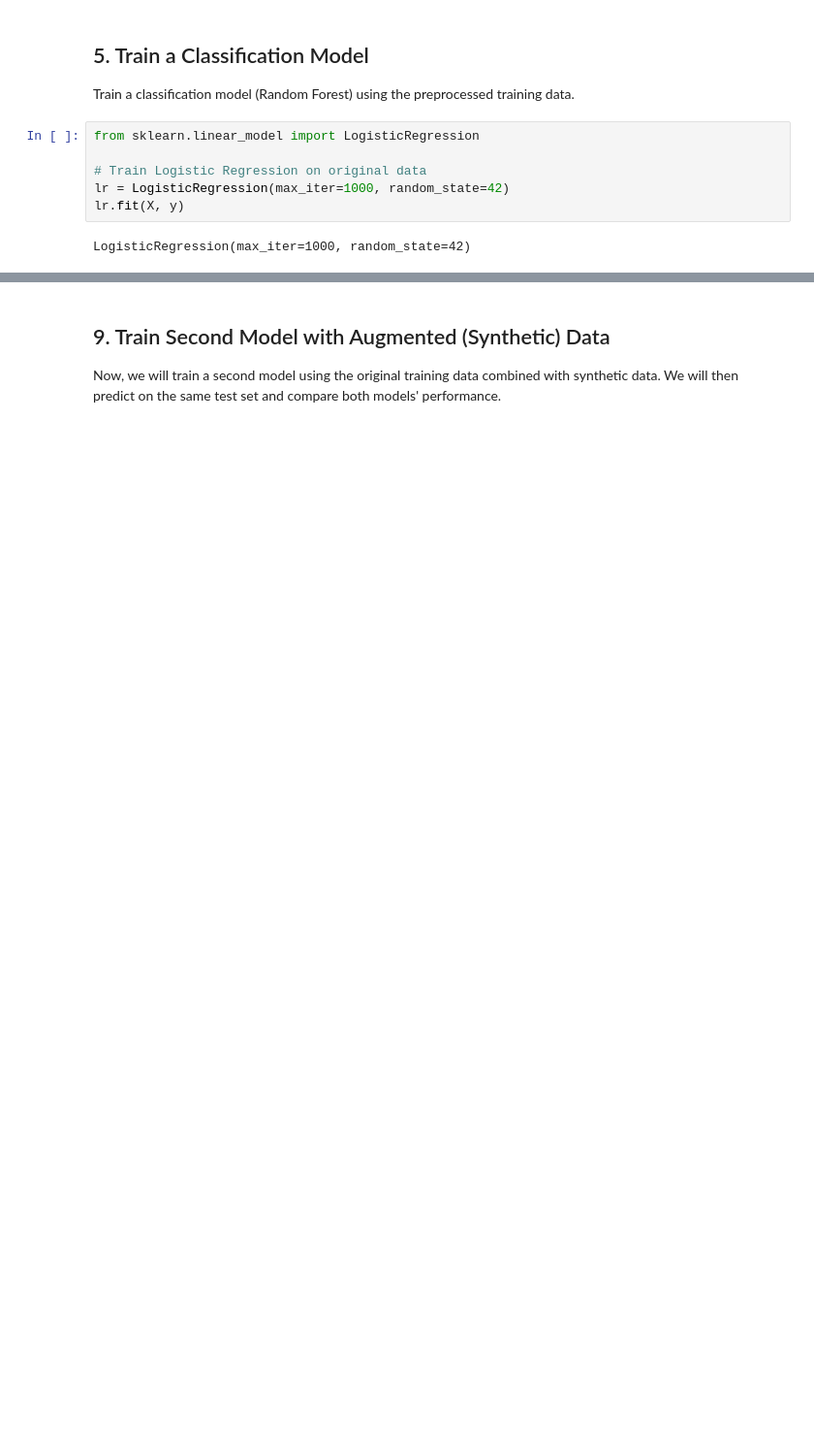
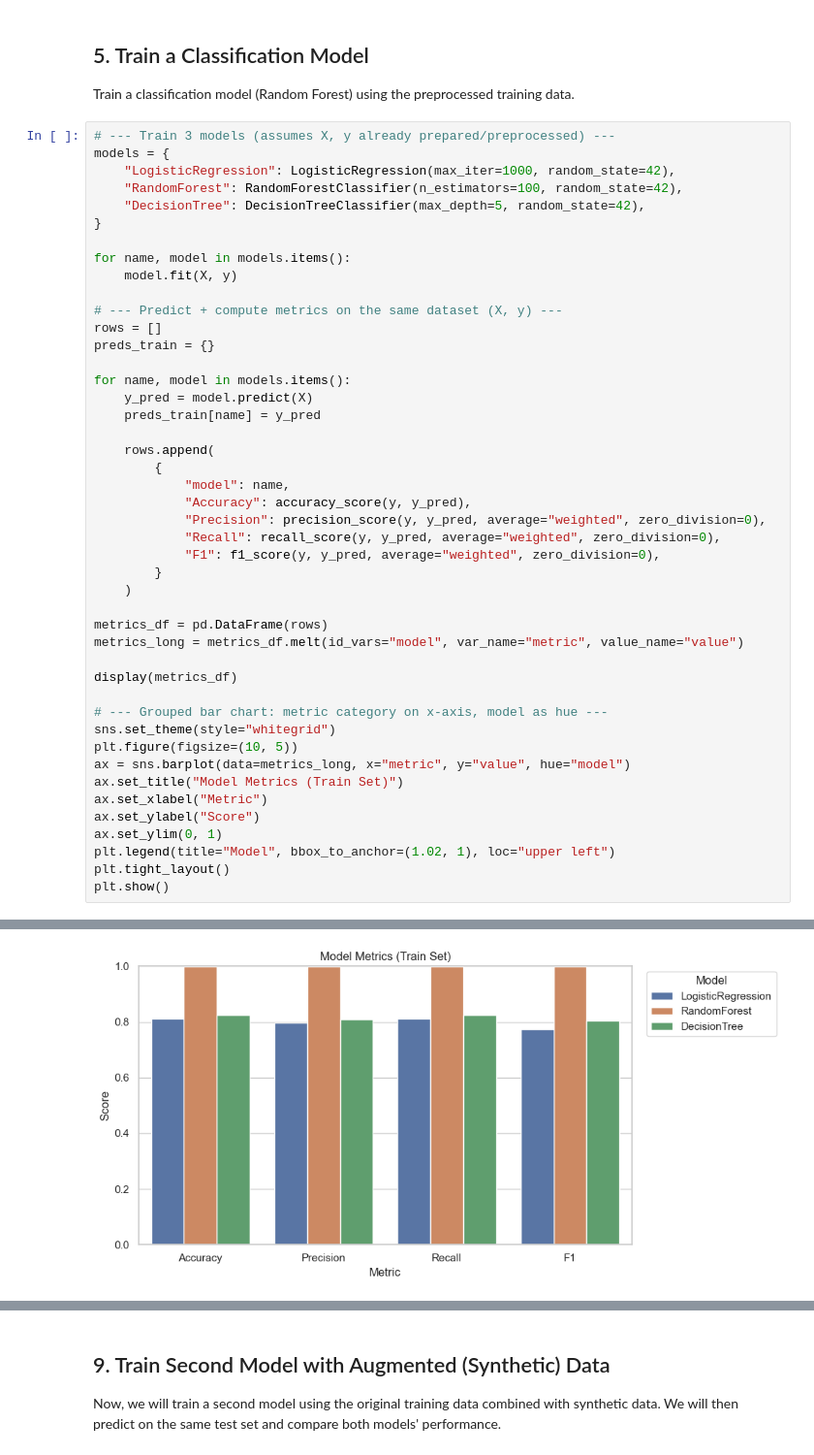
Before and after one commit to sydneycally-inclane-2812/gen-ai-prompt-evaluation, a Jupyter notebook: model_perdiction.ipynb, the cells around one changed output, grey strips where cells are left out. Shown at 97% size. Cells and saved outputs as stored; diff of their text form; blank space fills up the shorter version.

Commit message:
model prediction update

```diff
--- a/model_perdiction.ipynb
+++ b/model_perdiction.ipynb
@@ -58,10 +101,48 @@ y = train_df['default.payment.next.month']
 
 Train a classification model (Random Forest) using the preprocessed training data.
 # %%
-from sklearn.linear_model import LogisticRegression
+# --- Train 3 models (assumes X, y already prepared/preprocessed) ---
+models = {
+    "LogisticRegression": LogisticRegression(max_iter=1000, random_state=42),
+    "RandomForest": RandomForestClassifier(n_estimators=100, random_state=42),
+    "DecisionTree": DecisionTreeClassifier(max_depth=5, random_state=42),
+}
 
-# Train Logistic Regression on original data
-lr = LogisticRegression(max_iter=1000, random_state=42)
-lr.fit(X, y)
+for name, model in models.items():
+    model.fit(X, y)
+
+# --- Predict + compute metrics on the same dataset (X, y) ---
+rows = []
+preds_train = {}
+
+for name, model in models.items():
+    y_pred = model.predict(X)
+    preds_train[name] = y_pred
+
+    rows.append(
+        {
+            "model": name,
+            "Accuracy": accuracy_score(y, y_pred),
+            "Precision": precision_score(y, y_pred, average="weighted", zero_division=0),
+            "Recall": recall_score(y, y_pred, average="weighted", zero_division=0),
+            "F1": f1_score(y, y_pred, average="weighted", zero_division=0),
+        }
+    )
+
+metrics_df = pd.DataFrame(rows)
+metrics_long = metrics_df.melt(id_vars="model", var_name="metric", value_name="value")
+
+display(metrics_df)
+
+# --- Grouped bar chart: metric category on x-axis, model as hue ---
+sns.set_theme(style="whitegrid")
+plt.figure(figsize=(10, 5))
+ax = sns.barplot(data=metrics_long, x="metric", y="value", hue="model")
+ax.set_title("Model Metrics (Train Set)")
+ax.set_xlabel("Metric")
+ax.set_ylabel("Score")
+ax.set_ylim(0, 1)
+plt.legend(title="Model", bbox_to_anchor=(1.02, 1), loc="upper left")
+plt.tight_layout()
+plt.show()
 # %% [output]
-LogisticRegression(max_iter=1000, random_state=42)
@@ -67,0 +153 @@ LogisticRegression(max_iter=1000, random_state=42)
+[figure, added]
```
Also changed, not shown: parts of 19 cells of this notebook, 2 other files.
